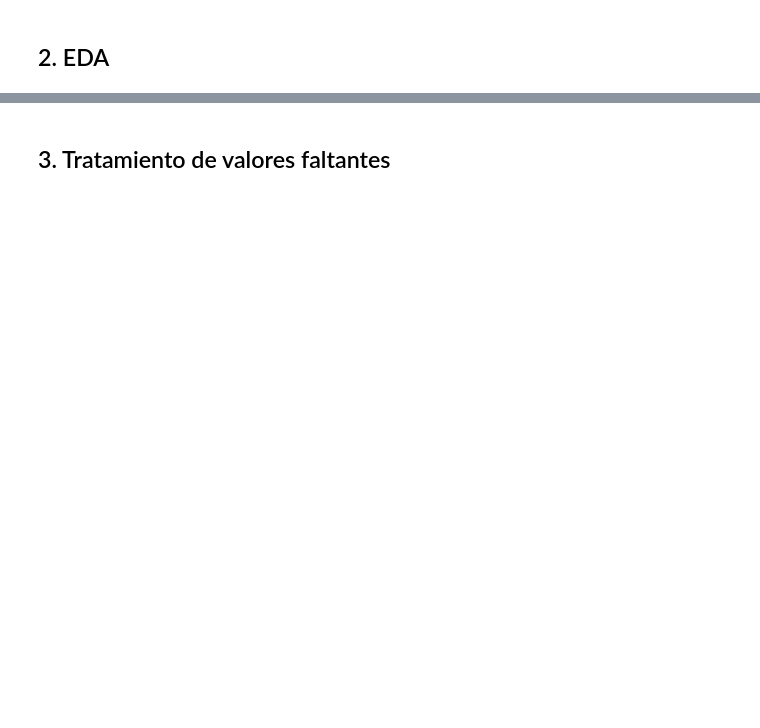
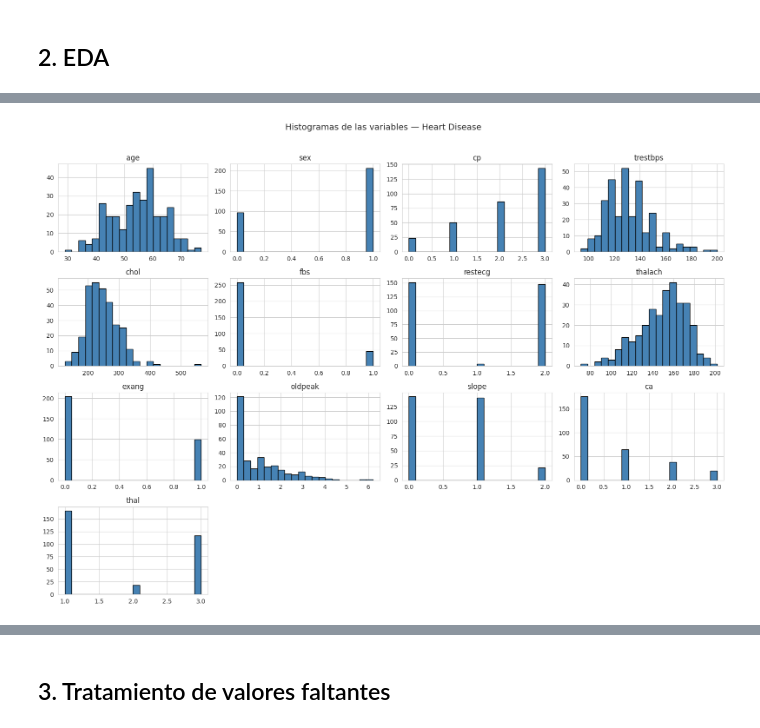
Before and after one commit to vargasmiranda-victormanuel/course-sistemas-basados-en-conocimiento, a Jupyter notebook: tareas_aprendizaje_automatico/proyecto_clasificacion_clustering/Tarea2_VictorVargas_&_Zeledon.ipynb, the cells around one changed output, grey strips where cells are left out. Saved outputs shown, nothing was run; the diff lists cells and outputs as text; code cells hidden in the pictures; blank space fills up the shorter version.

```diff
--- a/tareas_aprendizaje_automatico/proyecto_clasificacion_clustering/Tarea2_VictorVargas_&_Zeledon.ipynb
+++ b/tareas_aprendizaje_automatico/proyecto_clasificacion_clustering/Tarea2_VictorVargas_&_Zeledon.ipynb
@@ -136,20 +219,11 @@ plt.tight_layout(); plt.show()
 # %%
-# TODO 4: Histogramas de todas las variables en grilla
-# Variables continuas (usadas en KDE y boxplots posteriores)
-num_cols = ['age', 'trestbps', 'chol', 'thalach', 'oldpeak']
-
-all_feat = [c for c in df_heart.columns if c != 'target']
-ncols = 4
-nrows = (len(all_feat) + ncols - 1) // ncols
-
-fig, axes = plt.subplots(nrows, ncols, figsize=(16, nrows * 3))
-axes = axes.flatten()
-for i, col in enumerate(all_feat):
-    axes[i].hist(df_heart[col].dropna(), bins=20, color='steelblue',
-                 edgecolor='black', alpha=0.8)
-    axes[i].set_title(col, fontsize=10)
-for j in range(len(all_feat), len(axes)):
-    axes[j].set_visible(False)
-plt.suptitle('Histogramas de todas las variables — Heart Disease', fontsize=13, y=1.01)
-plt.tight_layout(); plt.show()
+# TODO 4: Graficar histogramas de todas las variables en una grilla.
+# Se excluye target porque ya fue analizado con un gráfico de barras.
+hist_cols = [c for c in df_heart.columns if c != 'target']
+df_heart[hist_cols].hist(bins=20, figsize=(16, 11), color='steelblue', edgecolor='black')
+plt.suptitle('Histogramas de las variables — Heart Disease', y=1.02, fontsize=14)
+plt.tight_layout()
+plt.show()
+# %% [output]
+[figure, added]
 # %%
```
Also changed, not shown: parts of 34 cells of this notebook, 1 other file.
